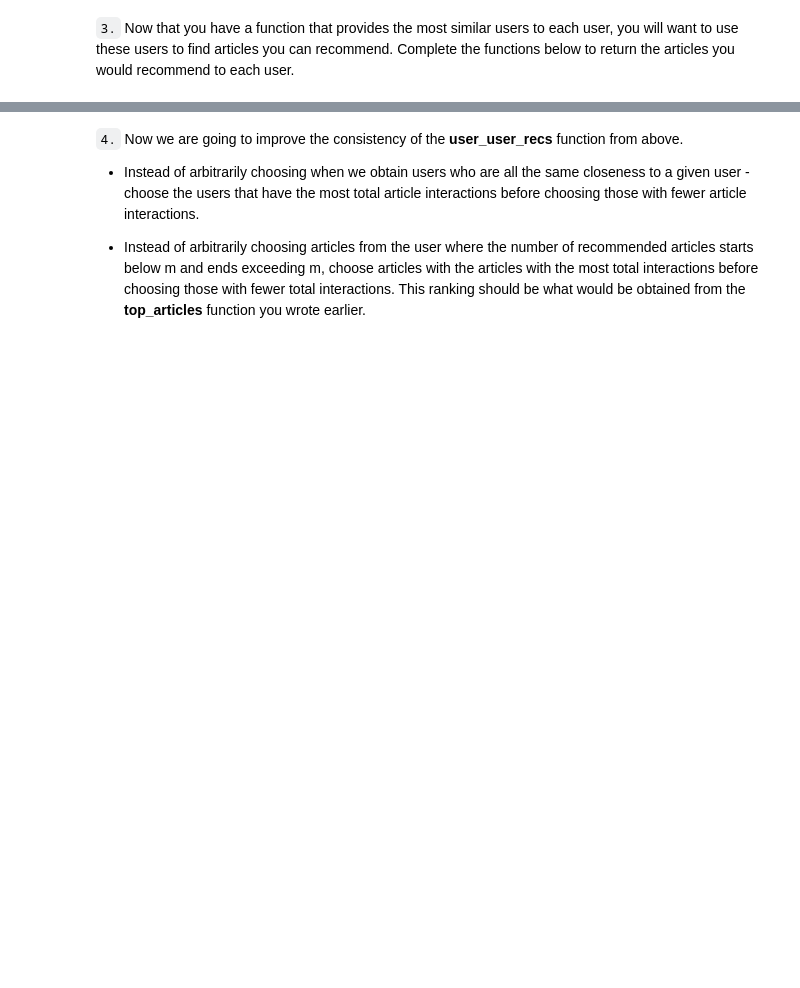
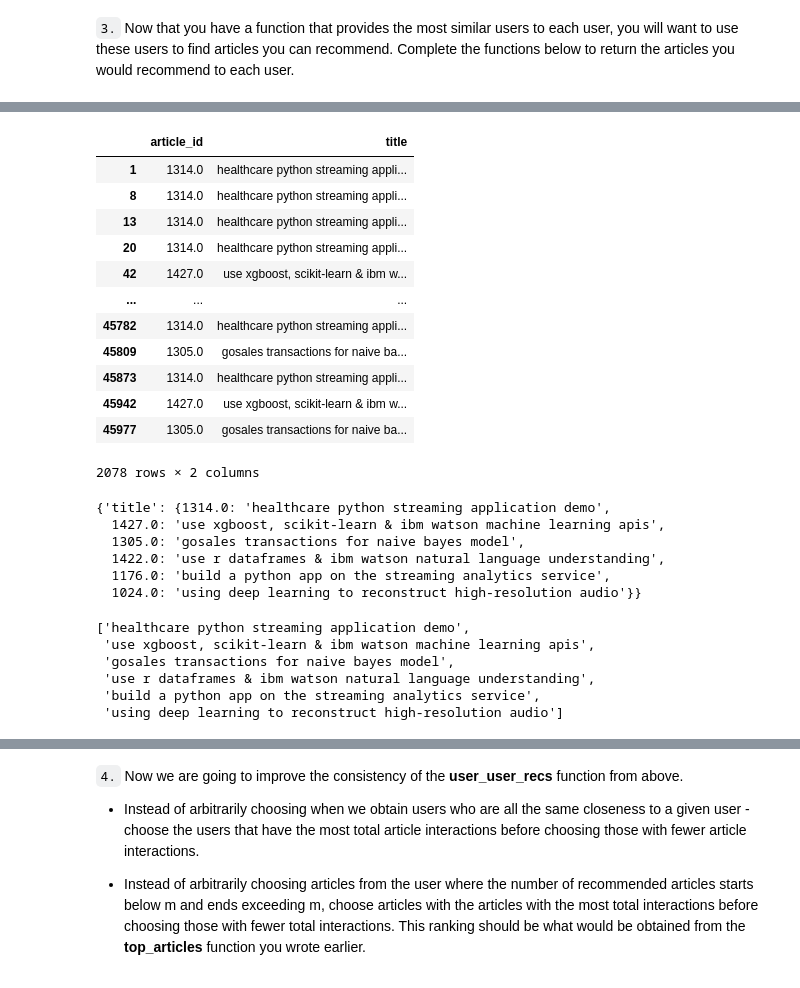
Before and after one commit to Hangzoed/IBM-Recommendations, a Jupyter notebook: Recommendations_with_IBM.ipynb, the cells around one changed output, grey strips where cells are left out. Saved outputs shown, nothing was run; the diff lists cells and outputs as text; code cells hidden in the pictures; blank space fills up the shorter version.

```diff
--- a/Recommendations_with_IBM.ipynb
+++ b/Recommendations_with_IBM.ipynb
@@ -657,3 +669,29 @@ print("The 3 most similar users to user 46 are: {}".format(find_similar_users(46
+# %%
+test_df_1 = test_df_1[['article_id','title']]
+test_df_1
+# %% [output]
+|  | article_id | title |
+| 1 | 1314.0 | healthcare python streaming appli... |
+| 8 | 1314.0 | healthcare python streaming appli... |
+| 13 | 1314.0 | healthcare python streaming appli... |
+| 20 | 1314.0 | healthcare python streaming appli... |
+| 42 | 1427.0 | use xgboost, scikit-learn & ibm w... |
+| ... | ... | ... |
+| 45782 | 1314.0 | healthcare python streaming appli... |
+| 45809 | 1305.0 | gosales transactions for naive ba... |
+| 45873 | 1314.0 | healthcare python streaming appli... |
+| 45942 | 1427.0 | use xgboost, scikit-learn & ibm w... |
+| 45977 | 1305.0 | gosales transactions for naive ba... |
+2078 rows × 2 columns
+# %%
+test_df_1.set_index('article_id').to_dict()
+# %% [output]
+{'title': {1314.0: 'healthcare python streaming application demo',
+  1427.0: 'use xgboost, scikit-learn & ibm watson machine learning apis',
+  1305.0: 'gosales transactions for naive bayes model',
+  1422.0: 'use r dataframes & ibm watson natural language understanding',
+  1176.0: 'build a python app on the streaming analytics service',
+  1024.0: 'using deep learning to reconstruct high-resolution audio'}}
 # %%
 def get_article_names(article_ids, df=df):
     '''
@@ -714,6 +763,15 @@ def user_user_recs(user_id, m=10):
     # Your code here
 
     return recs # return your recommendations for this user_id
+# %%
+get_article_names([1024.0, 1176.0, 1305.0, 1314.0,1422.0, 1427.0])
+# %% [output]
+['healthcare python streaming application demo',
+ 'use xgboost, scikit-learn & ibm watson machine learning apis',
+ 'gosales transactions for naive bayes model',
+ 'use r dataframes & ibm watson natural language understanding',
+ 'build a python app on the streaming analytics service',
+ 'using deep learning to reconstruct high-resolution audio']
 # %%
 # Check Results
 get_article_names(user_user_recs(1, 10)) # Return 10 recommendations for user 1
```
Also changed, not shown: parts of 37 cells of this notebook.
